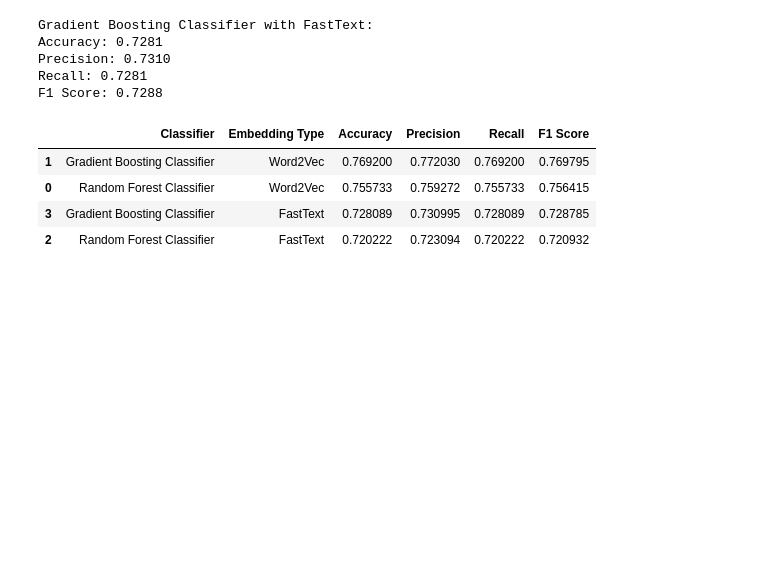
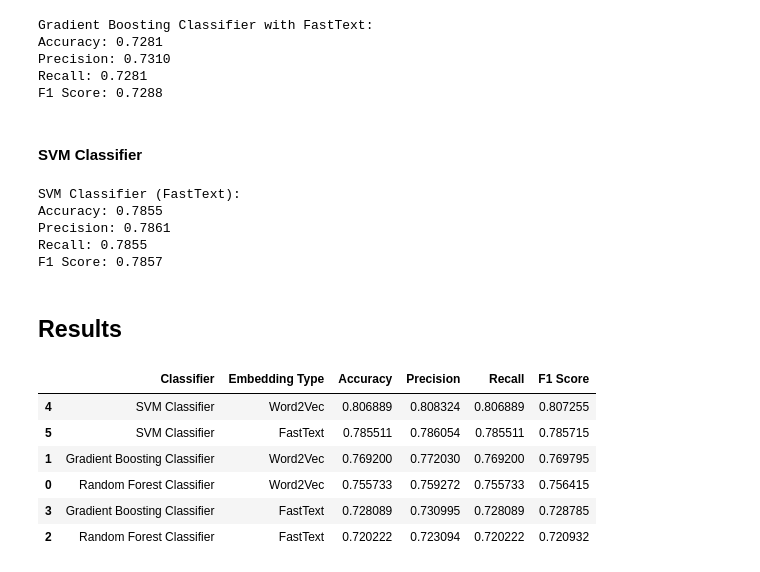
Before and after one commit to grant-TraDA/NLP-2024W, a Jupyter notebook: tutorial-excercises/tutorial 2 - embeddings/nlp_sentiment.ipynb, the cells around one changed output. Drawn from its saved outputs; the diff is of its cells as text; code cells hidden in the pictures; blank space fills up the shorter version.

```diff
--- a/tutorial-excercises/tutorial 2 - embeddings/nlp_sentiment.ipynb
+++ b/tutorial-excercises/tutorial 2 - embeddings/nlp_sentiment.ipynb
@@ -242,51 +267,91 @@ Accuracy: 0.7281
 Precision: 0.7310
 Recall: 0.7281
 F1 Score: 0.7288
+# %% [markdown]
+#### SVM Classifier
+# %%
+svm_classifier_ft = SVC(kernel='linear', random_state=42)
+svm_classifier_ft.fit(X_train_ft, y_train_ft)
+
+y_pred_svm_ft = svm_classifier_ft.predict(X_test_ft)
+
+accuracy_svm_ft = accuracy_score(y_test_ft, y_pred_svm_ft)
+precision_svm_ft = precision_score(y_test_ft, y_pred_svm_ft, average='weighted')
+recall_svm_ft = recall_score(y_test_ft, y_pred_svm_ft, average='weighted')
+f1_svm_ft = f1_score(y_test_ft, y_pred_svm_ft, average='weighted')
+
+print("SVM Classifier (FastText): ")
+print(f"Accuracy: {accuracy_svm_ft:.4f}")
+print(f"Precision: {precision_svm_ft:.4f}")
+print(f"Recall: {recall_svm_ft:.4f}")
+print(f"F1 Score: {f1_svm_ft:.4f}")
+# %% [output]
+SVM Classifier (FastText):
+Accuracy: 0.7855
+Precision: 0.7861
+Recall: 0.7855
+F1 Score: 0.7857
+# %% [markdown]
+## Results
 # %%
 results = {
     "Classifier": [
         "Random Forest Classifier",
         "Gradient Boosting Classifier",
         "Random Forest Classifier",
-        "Gradient Boosting Classifier"
+        "Gradient Boosting Classifier",
+        "SVM Classifier",
+        "SVM Classifier"
     ],
     "Embedding Type": [
         "Word2Vec",
         "Word2Vec",
         "FastText",
+        "FastText",
+        "Word2Vec",
         "FastText"
     ],
     "Accuracy": [
         accuracy_rf_w2v,
         accuracy_gb_w2v,
         accuracy_rf_ft,
-        accuracy_gb_ft
+        accuracy_gb_ft,
+        accuracy_svm_w2v,
+        accuracy_svm_ft
     ],
     "Precision": [
         precision_rf_w2v,
         precision_gb_w2v,
         precision_rf_ft,
-        precision_gb_ft
+        precision_gb_ft,
+        precision_svm_w2v,
+        precision_svm_ft
     ],
     "Recall": [
         recall_rf_w2v,
         recall_gb_w2v,
         recall_rf_ft,
-        recall_gb_ft
+        recall_gb_ft,
+        recall_svm_w2v,
+        recall_svm_ft
     ],
     "F1 Score": [
         f1_rf_w2v,
         f1_gb_w2v,
         f1_rf_ft,
-        f1_gb_ft
+        f1_gb_ft,
+        f1_svm_w2v,
+        f1_svm_ft
     ]
 }
 
 # Create a DataFrame
 results_df = pd.DataFrame(results)
 results_df.sort_values(by='F1 Score', ascending=False)
 # %% [output]
 |  | Classifier | Embedding Type | Accuracy | Precision | Recall | F1 Score |
+| 4 | SVM Classifier | Word2Vec | 0.806889 | 0.808324 | 0.806889 | 0.807255 |
+| 5 | SVM Classifier | FastText | 0.785511 | 0.786054 | 0.785511 | 0.785715 |
 | 1 | Gradient Boosting Classifier | Word2Vec | 0.769200 | 0.772030 | 0.769200 | 0.769795 |
 | 0 | Random Forest Classifier | Word2Vec | 0.755733 | 0.759272 | 0.755733 | 0.756415 |
 | 3 | Gradient Boosting Classifier | FastText | 0.728089 | 0.730995 | 0.728089 | 0.728785 |
```
Also changed, not shown: parts of 4 cells of this notebook.
